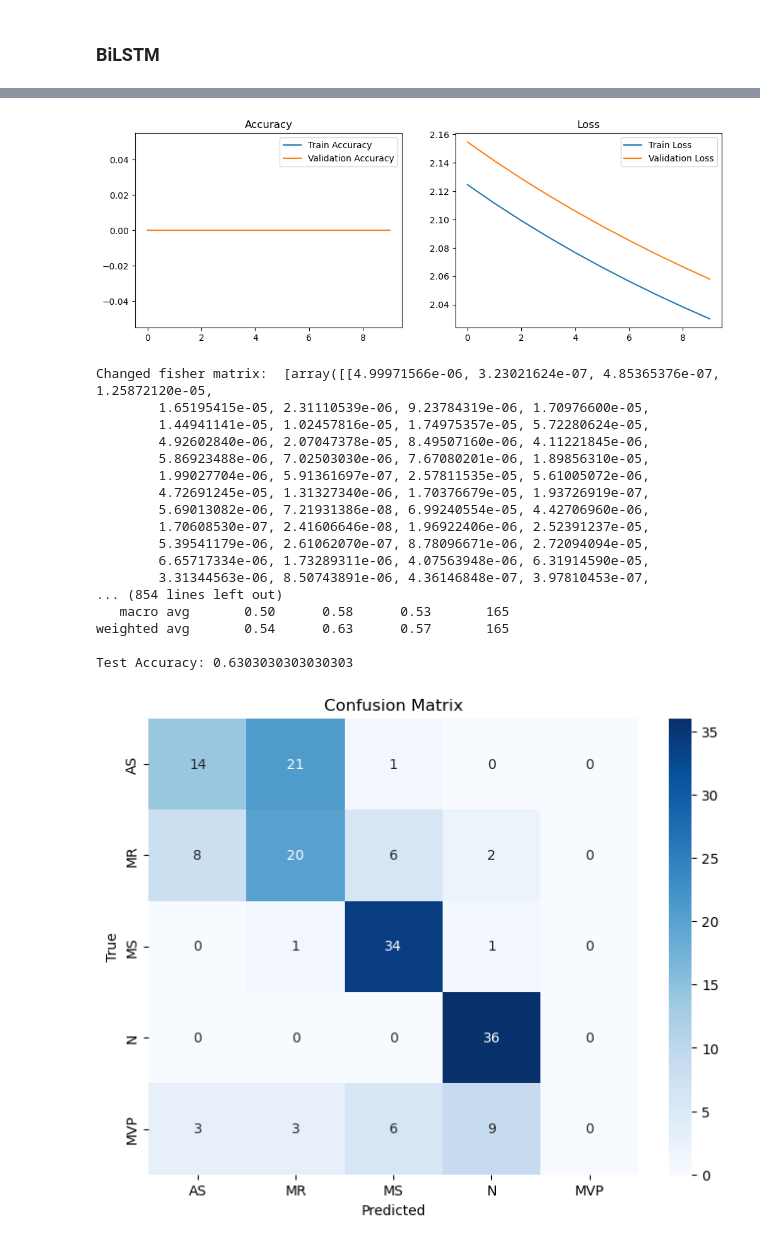
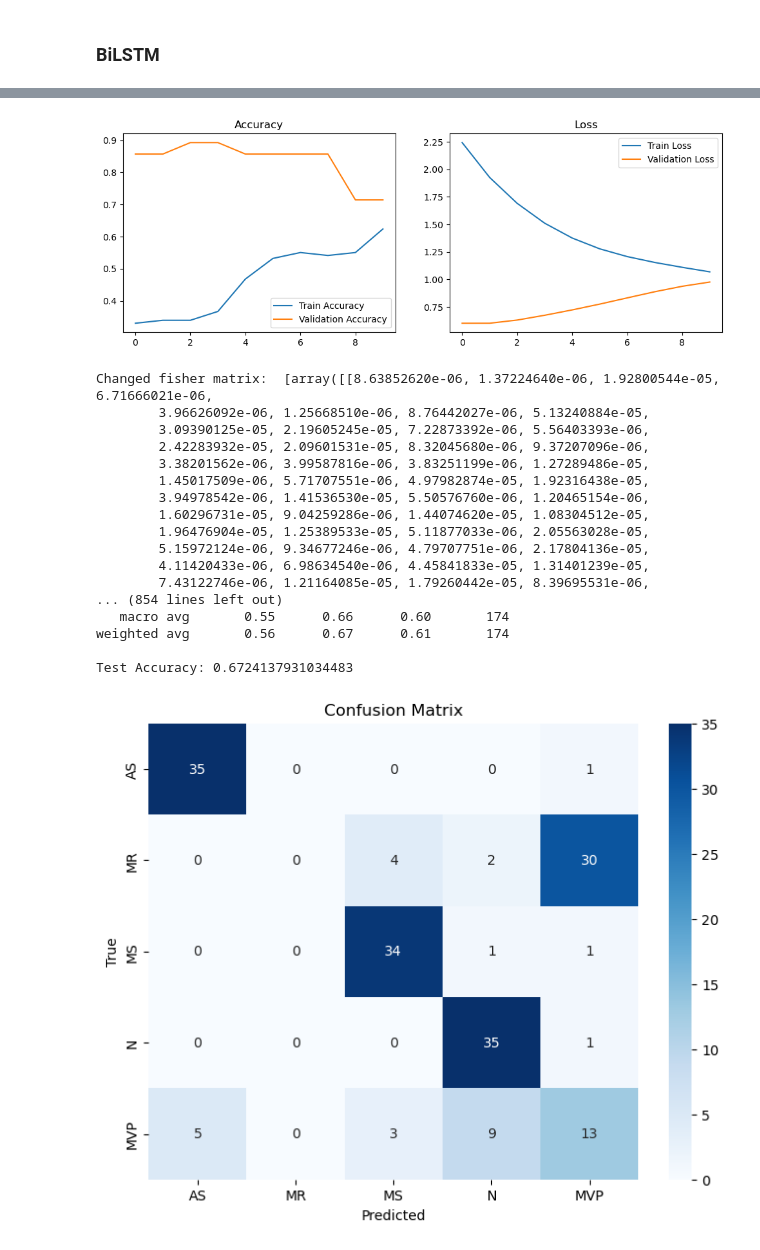
Before and after one commit to Kuppamshireesha/Incremental_Frameworks_Heart_Murmur_Classification, a Jupyter notebook: Code/V2_Redo.ipynb, the cells around one changed output, grey strips where cells are left out. Drawn from its saved outputs; the diff is of its cells as text; code cells hidden in the pictures.

```diff
--- a/Code/V2_Redo.ipynb
+++ b/Code/V2_Redo.ipynb
@@ -154,7 +154,7 @@ import seaborn as sns
 import inspect
 
 class IncrementalBiLSTM:
-    def __init__(self, input_shape, num_classes, lstm_units=128, learning_rate=0.00005, l2_reg=0.001): # Added l2_reg parameter
+    def __init__(self, input_shape, num_classes, lstm_units=128, learning_rate=0.0002, l2_reg=0.001): # Added l2_reg parameter
         self.input_shape = input_shape
         self.num_classes = num_classes
         self.lstm_units = lstm_units
@@ -177,7 +177,7 @@ class IncrementalBiLSTM:
                     metrics=['accuracy'])
         return model
 
-    def train_initial(self, X_train, y_train, epochs=10, batch_size=32, validation_split=0.2):
+    def train_initial(self, X_train, y_train, epochs=20, batch_size=32, validation_split=0.2):
         y_train_one_hot = to_categorical(y_train, num_classes=self.num_classes)
         history = self.model.fit(X_train, y_train_one_hot, epochs=epochs, batch_size=batch_size,validation_split=validation_split, verbose=1)
         self.calculate_fisher_matrix(X_train, y_train_one_hot)
@@ -203,7 +203,7 @@ class IncrementalBiLSTM:
         self.fisher_matrix = fisher_matrices
 
 
-    def train_incremental(self, X_train, y_train, epochs=10, batch_size=32, ewc_lambda=5.0, validation_split=0.2):
+    def train_incremental(self, X_train, y_train, epochs=5, batch_size=32, ewc_lambda=5.0, validation_split=0.2):
         y_train_one_hot = to_categorical(y_train, num_classes=self.num_classes)
         optimizer = optimizers.Adam(learning_rate=self.learning_rate)
 
@@ -253,7 +253,7 @@ class IncrementalBiLSTM:
         self.ewc_plot_training_history(history)
         print("Changed fisher matrix: ", self.fisher_matrix)
 
-    def add_new_label(self, X_train, y_train, X_old=None, y_old=None, epochs=10, batch_size=32, ewc_lambda=10.0):
+    def add_new_label(self, X_train, y_train, X_old=None, y_old=None, epochs=10, batch_size=32, ewc_lambda=7.0):
         """Adds a new label to the model incrementally, updating the output layer."""
 
         print(f"🔵 Adding new label: Current num_classes = {self.num_classes}, Incrementing by 1.")
@@ -323,6 +323,7 @@ class IncrementalBiLSTM:
             return
 
         # Recompile model
+        self.learning_rate=0.00035
         self.model.compile(optimizer=optimizers.Adam(learning_rate=self.learning_rate),
                         loss=losses.CategoricalCrossentropy(),
                         metrics=['accuracy'])
@@ -508,12 +501,32 @@ with open("label_encoder.pkl", "rb") as f:
 mvp_csv_path = r"..\Dataset\continuous_audio_mfcc_features_with_labels.csv"
 mvp_train_x_mfcc, mvp_train_y_mfcc, mvp_test_x_mfcc, mvp_test_y_mfcc, _, _, _, _, upd_label_encoder, _ = SplitDataset(mvp_csv_path, loaded_label_encoder)
 
-_,_,old_x_test_mfcc, old_y_test_mfcc, _,_,_,_,upd_label_encoder, _ = SplitDataset(initial_csv_path, upd_label_encoder)
+def sample_data(X, y, sample_ratio=0.3):
+    """Randomly selects a percentage of the data."""
+    sample_size = int(len(X) * sample_ratio)  # Calculate 20% of the data
+    indices = np.random.choice(len(X), sample_size, replace=False)  # Randomly select indices
+    return X[indices], y[indices]  # Return sampled data
+
+old_x_train_mfcc,old_y_train_mfcc,old_x_test_mfcc, old_y_test_mfcc, _,_,_,_,upd_label_encoder, _ = SplitDataset(initial_csv_path, upd_label_encoder)
+print(old_y_train_mfcc[3])
+old_x_sample, old_y_sample = sample_data(old_x_train_mfcc, old_y_train_mfcc, sample_ratio=0.2)
+
+print(old_y_sample[3])
+print(old_y_test_mfcc[12])
+
 print("Class Mapping in Label Encoder:")
 for class_name, encoded_value in zip(upd_label_encoder.classes_, range(len(upd_label_encoder.classes_))):
     print(f"{class_name}: {encoded_value}")
 
-model.add_new_label(mvp_train_x_mfcc, np.argmax(mvp_train_y_mfcc, axis=1)) #use incremental train function.
+combined_x_train = np.concatenate((mvp_train_x_mfcc, old_x_sample), axis=0)
+combined_y_train = np.concatenate((mvp_train_y_mfcc, old_y_sample), axis=0)
+
+# Debug: Print shapes before training
+print(f"🔹 Combined X_train shape: {combined_x_train.shape}")
+print(f"🔹 Combined y_train shape: {combined_y_train.shape}")
+
+# Use the combined dataset for incremental learning
+model.add_new_label(combined_x_train, np.argmax(combined_y_train, axis=1))
 
 # Ensure all arrays are NumPy arrays
 print(old_y_test_mfcc[12])
@@ -548,22 +561,22 @@ Epoch 10/10, Loss: 2.0300, Accuracy: 0.0000, Val_Loss: 2.0580, Val_Accuracy: 0.0
-[figure, old version]
+[figure, new version]
-Changed fisher matrix:  [array([[4.99971566e-06, 3.23021624e-07, 4.85365376e-07, 1.25872120e-05,
-        1.65195415e-05, 2.31110539e-06, 9.23784319e-06, 1.70976600e-05,
-        1.44941141e-05, 1.02457816e-05, 1.74975357e-05, 5.72280624e-05,
-        4.92602840e-06, 2.07047378e-05, 8.49507160e-06, 4.11221845e-06,
-        5.86923488e-06, 7.02503030e-06, 7.67080201e-06, 1.89856310e-05,
-        1.99027704e-06, 5.91361697e-07, 2.57811535e-05, 5.61005072e-06,
-        4.72691245e-05, 1.31327340e-06, 1.70376679e-05, 1.93726919e-07,
-        5.69013082e-06, 7.21931386e-08, 6.99240554e-05, 4.42706960e-06,
-        1.70608530e-07, 2.41606646e-08, 1.96922406e-06, 2.52391237e-05,
-        5.39541179e-06, 2.61062070e-07, 8.78096671e-06, 2.72094094e-05,
-        6.65717334e-06, 1.73289311e-06, 4.07563948e-06, 6.31914590e-05,
-        3.31344563e-06, 8.50743891e-06, 4.36146848e-07, 3.97810453e-07,
+Changed fisher matrix:  [array([[8.63852620e-06, 1.37224640e-06, 1.92800544e-05, 6.71666021e-06,
+        3.96626092e-06, 1.25668510e-06, 8.76442027e-06, 5.13240884e-05,
+        3.09390125e-05, 2.19605245e-05, 7.22873392e-06, 5.56403393e-06,
+        2.42283932e-05, 2.09601531e-05, 8.32045680e-06, 9.37207096e-06,
+        3.38201562e-06, 3.99587816e-06, 3.83251199e-06, 1.27289486e-05,
+        1.45017509e-06, 5.71707551e-06, 4.97982874e-05, 1.92316438e-05,
+        3.94978542e-06, 1.41536530e-05, 5.50576760e-06, 1.20465154e-06,
+        1.60296731e-05, 9.04259286e-06, 1.44074620e-05, 1.08304512e-05,
+        1.96476904e-05, 1.25389533e-05, 5.11877033e-06, 2.05563028e-05,
+        5.15972124e-06, 9.34677246e-06, 4.79707751e-06, 2.17804136e-05,
+        4.11420433e-06, 6.98634540e-06, 4.45841833e-05, 1.31401239e-05,
+        7.43122746e-06, 1.21164085e-05, 1.79260442e-05, 8.39695531e-06,
 ... (854 lines left out)
-   macro avg       0.50      0.58      0.53       165
-weighted avg       0.54      0.63      0.57       165
+   macro avg       0.55      0.66      0.60       174
+weighted avg       0.56      0.67      0.61       174
 
-Test Accuracy: 0.6303030303030303
+Test Accuracy: 0.6724137931034483
-[figure, old version]
+[figure, new version]
 # %%
 # print(old_y_test_mfcc[12])
 # print(mvp_test_y_mfcc[13])
```
Also changed, not shown: parts of 4 cells of this notebook.
